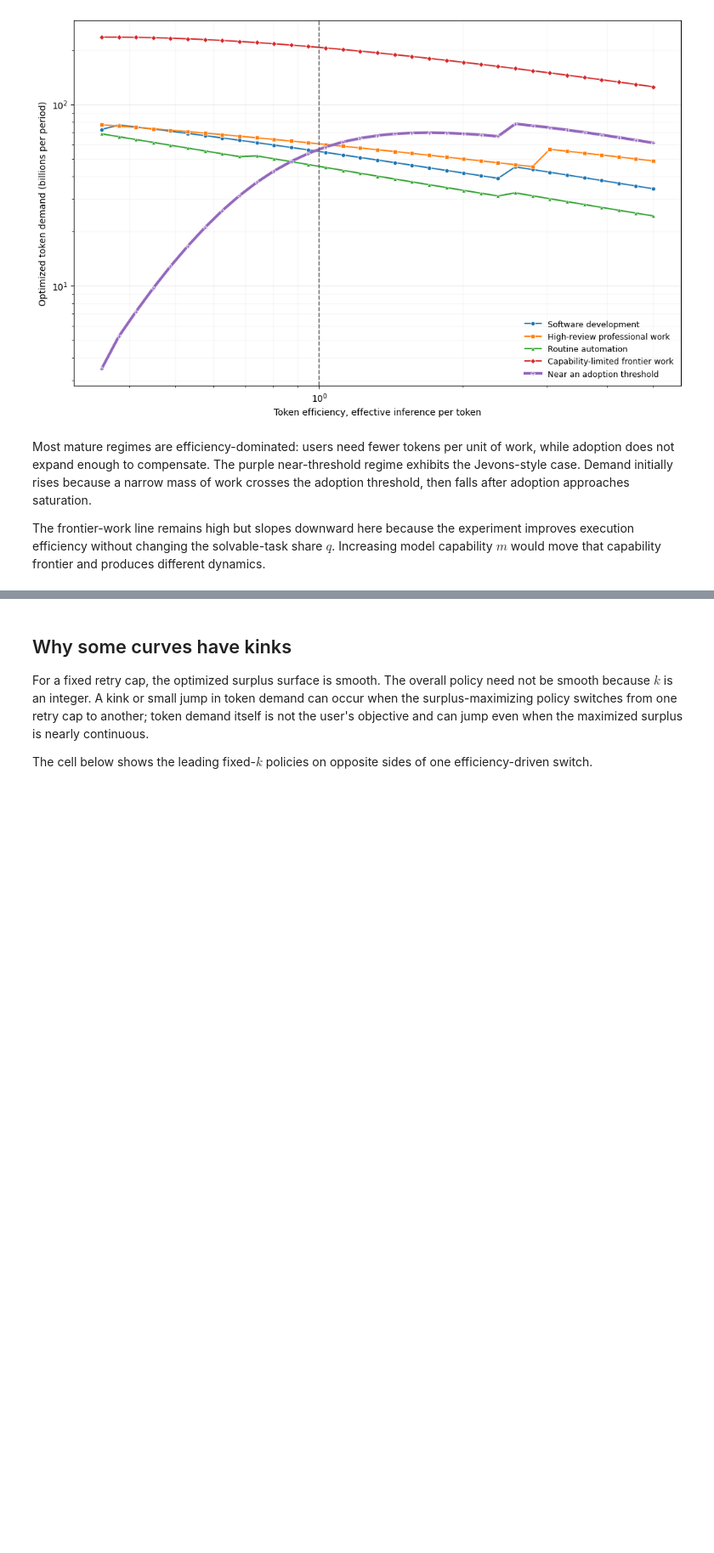
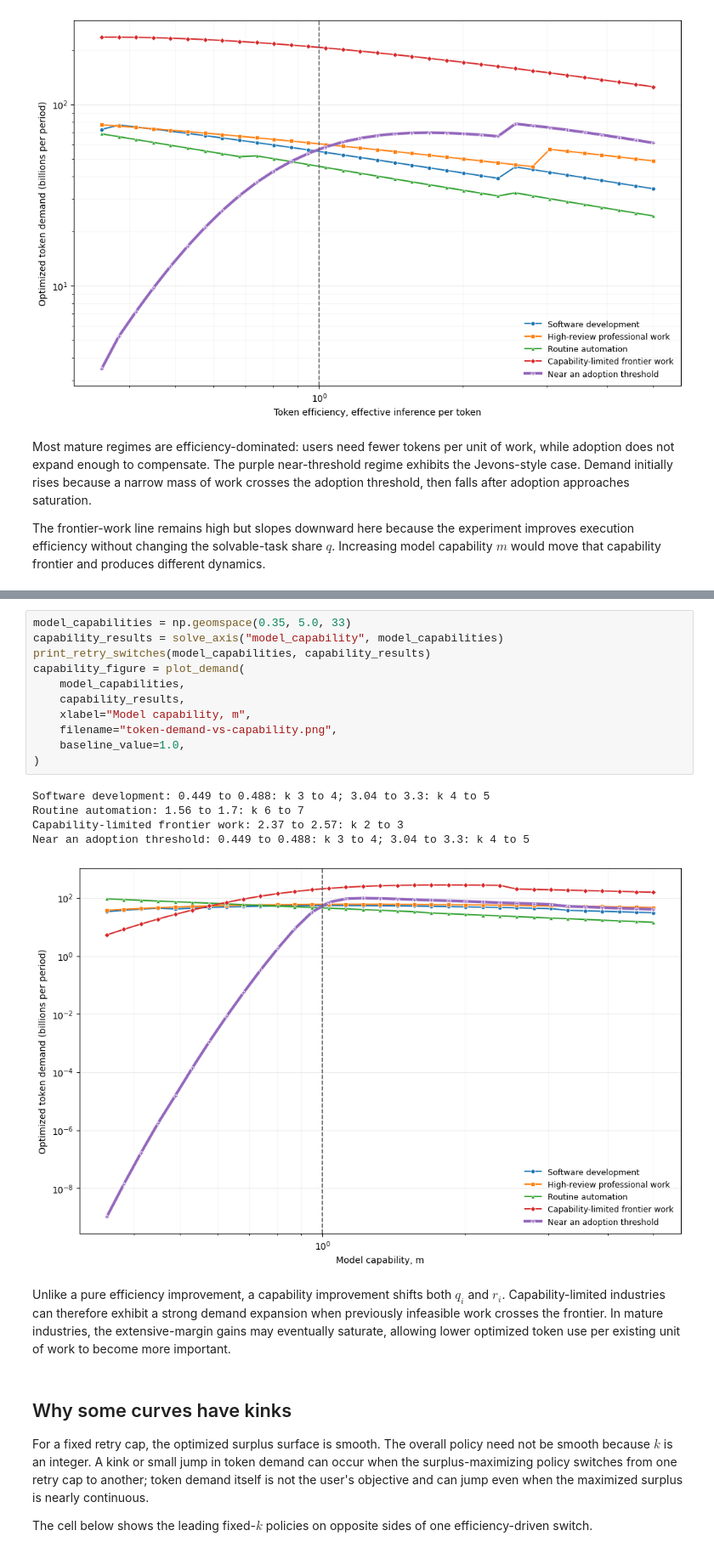
Before and after one commit to theothersteven/modeling-token-demand, a Jupyter notebook: notebooks/comparative_statics.ipynb, the cells around one changed output, grey strips where cells are left out. Shown at 85% size. Saved outputs shown, nothing was run; the diff lists cells and outputs as text; blank space fills up the shorter version.

Commit message:
Plot token demand across model capability

```diff
--- a/notebooks/comparative_statics.ipynb
+++ b/notebooks/comparative_statics.ipynb
@@ -311,3 +326,22 @@ The frontier-work line remains high but slopes downward here because the experim
+# %%
+model_capabilities = np.geomspace(0.35, 5.0, 33)
+capability_results = solve_axis("model_capability", model_capabilities)
+print_retry_switches(model_capabilities, capability_results)
+capability_figure = plot_demand(
+    model_capabilities,
+    capability_results,
+    xlabel="Model capability, m",
+    filename="token-demand-vs-capability.png",
+    baseline_value=1.0,
+)
+# %% [output]
+Software development: 0.449 to 0.488: k 3 to 4; 3.04 to 3.3: k 4 to 5
+Routine automation: 1.56 to 1.7: k 6 to 7
+Capability-limited frontier work: 2.37 to 2.57: k 2 to 3
+Near an adoption threshold: 0.449 to 0.488: k 3 to 4; 3.04 to 3.3: k 4 to 5
+[figure, added]
+# %% [markdown]
+Unlike a pure efficiency improvement, a capability improvement shifts both $q_i$ and $r_i$. Capability-limited industries can therefore exhibit a strong demand expansion when previously infeasible work crosses the frontier. In mature industries, the extensive-margin gains may eventually saturate, allowing lower optimized token use per existing unit of work to become more important.
 # %% [markdown]
 ## Why some curves have kinks
 
```
Also changed, not shown: parts of 3 cells of this notebook, 2 other files.
